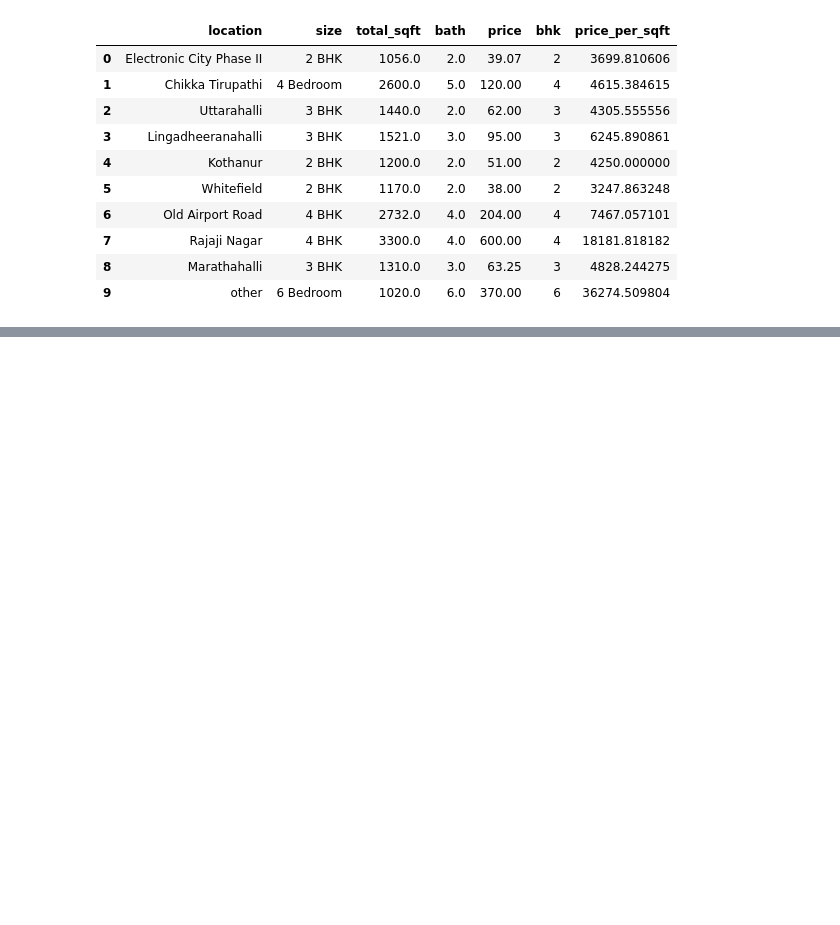
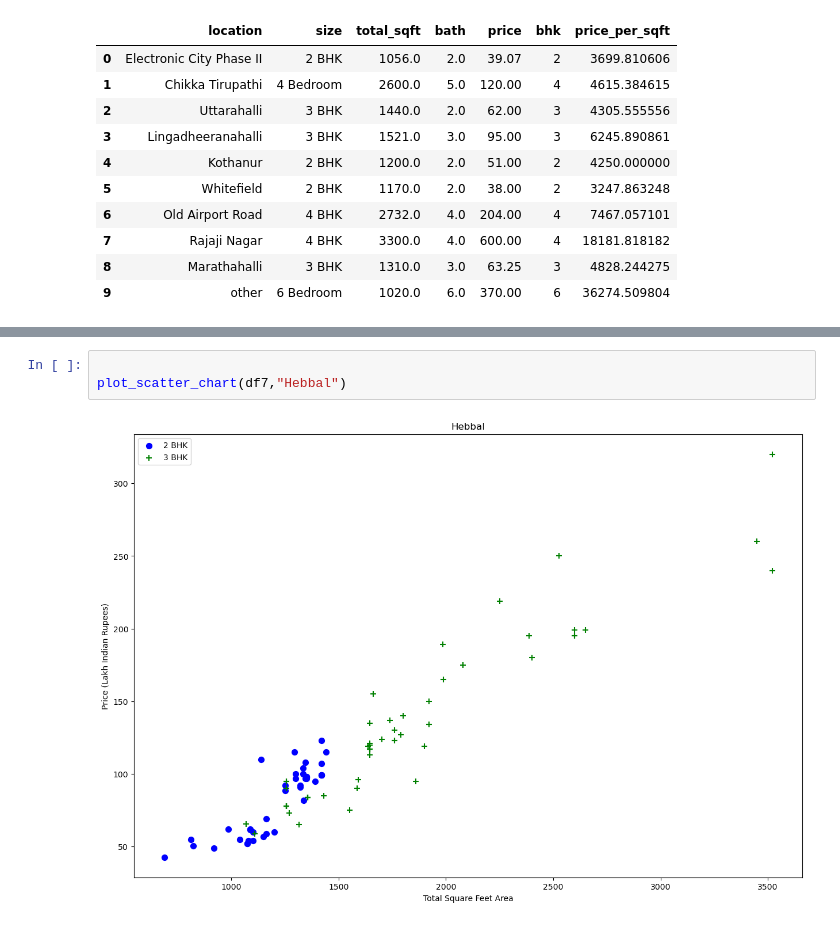
Before and after one commit to anuj123-45/ML-Algos, a Jupyter notebook: Real Estate Price Prediction/Price Predictor.ipynb, the cells around one changed output, grey strips where cells are left out. Drawn from its saved outputs; the diff is of its cells as text; blank space fills up the shorter version.

```diff
--- a/Real Estate Price Prediction/Price Predictor.ipynb
+++ b/Real Estate Price Prediction/Price Predictor.ipynb
@@ -255,0 +331,5 @@ df5.head(10)
+# %%
+
+plot_scatter_chart(df7,"Hebbal")
+# %% [output]
+[figure, added]
```
Also changed, not shown: parts of 21 cells of this notebook.
